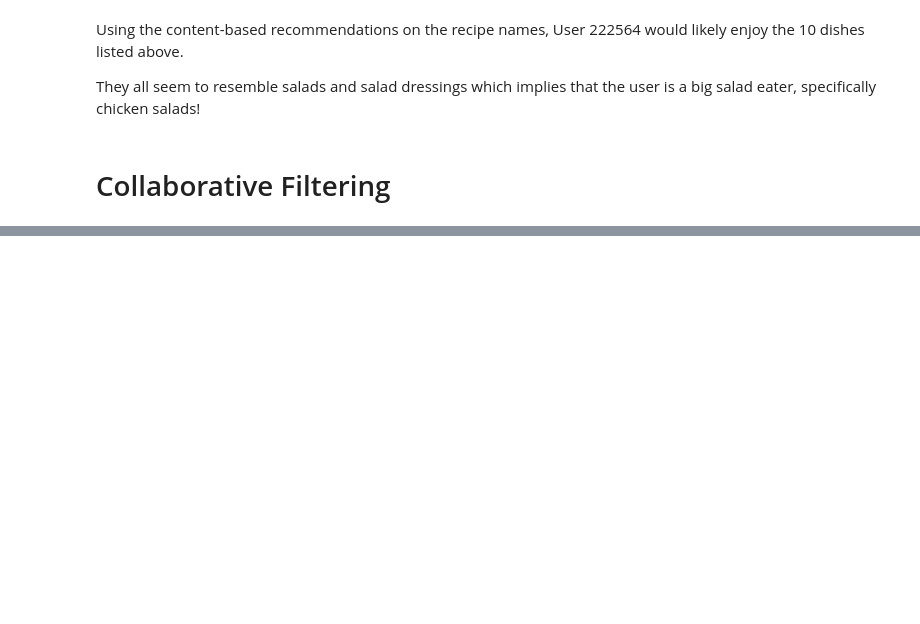
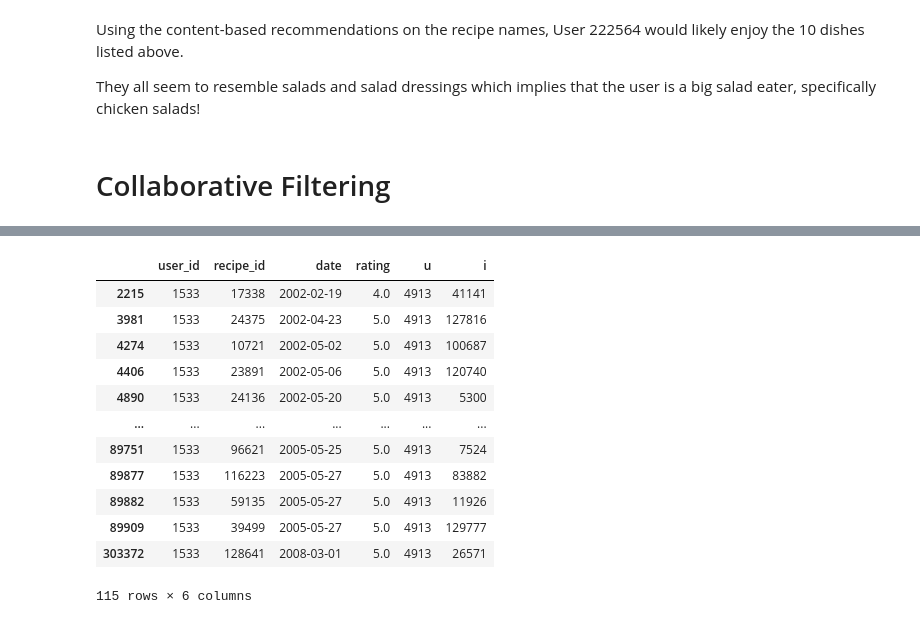
Before and after one commit to chrismlawr/ba890-personal-project, a Jupyter notebook: 1_Recommenders.ipynb, the cells around one changed output, grey strips where cells are left out. Cells and saved outputs as stored; diff of their text form; code cells hidden in the pictures; blank space fills up the shorter version.

```diff
--- a/1_Recommenders.ipynb
+++ b/1_Recommenders.ipynb
@@ -679,0 +751,16 @@ They all seem to resemble salads and salad dressings which implies that the user
+# %%
+train_interact.loc[train_interact.user_id == 1533]
+# %% [output]
+|  | user_id | recipe_id | date | rating | u | i |
+| 2215 | 1533 | 17338 | 2002-02-19 | 4.0 | 4913 | 41141 |
+| 3981 | 1533 | 24375 | 2002-04-23 | 5.0 | 4913 | 127816 |
+| 4274 | 1533 | 10721 | 2002-05-02 | 5.0 | 4913 | 100687 |
+| 4406 | 1533 | 23891 | 2002-05-06 | 5.0 | 4913 | 120740 |
+| 4890 | 1533 | 24136 | 2002-05-20 | 5.0 | 4913 | 5300 |
+| ... | ... | ... | ... | ... | ... | ... |
+| 89751 | 1533 | 96621 | 2005-05-25 | 5.0 | 4913 | 7524 |
+| 89877 | 1533 | 116223 | 2005-05-27 | 5.0 | 4913 | 83882 |
+| 89882 | 1533 | 59135 | 2005-05-27 | 5.0 | 4913 | 11926 |
+| 89909 | 1533 | 39499 | 2005-05-27 | 5.0 | 4913 | 129777 |
+| 303372 | 1533 | 128641 | 2008-03-01 | 5.0 | 4913 | 26571 |
+115 rows × 6 columns
```
Also changed, not shown: parts of 24 cells of this notebook, 1 other file.
